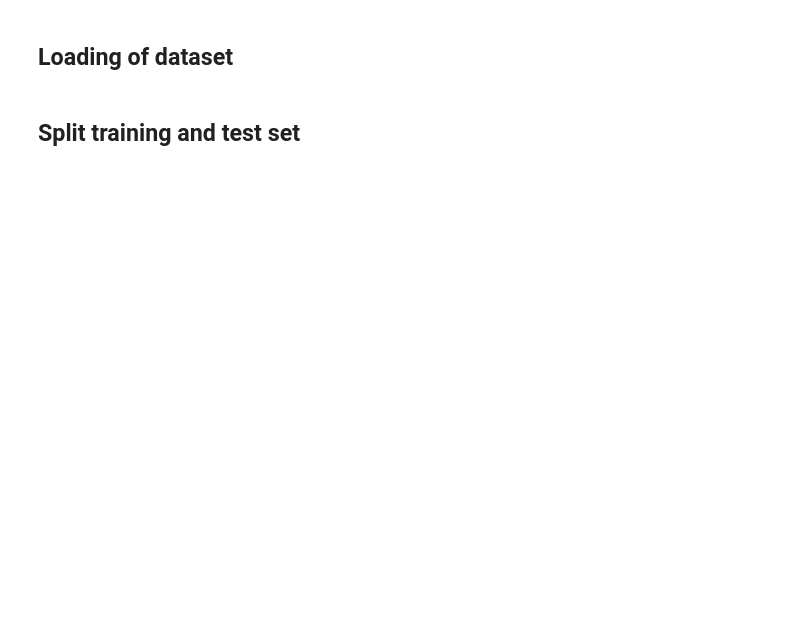
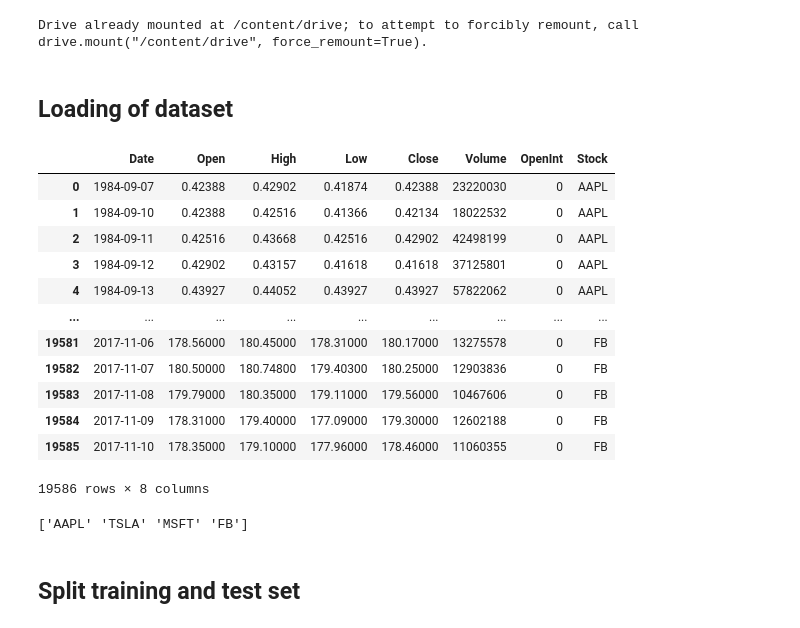
Before and after one commit to DaiVo20/Stock-Price-Prediction, a Jupyter notebook: LSTM_model.ipynb, the cells around one changed output. Drawn from its saved outputs; the diff is of its cells as text; code cells hidden in the pictures; blank space fills up the shorter version.

```diff
--- a/LSTM_model.ipynb
+++ b/LSTM_model.ipynb
@@ -1,3 +1,8 @@
+# %%
+from google.colab import drive
+drive.mount('/content/drive')
+# %% [output]
+Drive already mounted at /content/drive; to attempt to forcibly remount, call drive.mount("/content/drive", force_remount=True).
 # %%
 import math
 import numpy as np
@@ -15,13 +20,29 @@ warnings.filterwarnings('ignore')
 # %% [markdown]
 ## Loading of dataset
 # %%
-path_default = "./data/stock_data.csv"
+path_default = "/content/drive/MyDrive/Colab Notebooks/Stock-Price-Prediction/data/stock_data.csv"
 stock_data = pd.read_csv(path_default)
 stock_data['Date'] = pd.to_datetime(stock_data['Date'])
 stock_data
+# %% [output]
+|  | Date | Open | High | Low | Close | Volume | OpenInt | Stock |
+| 0 | 1984-09-07 | 0.42388 | 0.42902 | 0.41874 | 0.42388 | 23220030 | 0 | AAPL |
+| 1 | 1984-09-10 | 0.42388 | 0.42516 | 0.41366 | 0.42134 | 18022532 | 0 | AAPL |
+| 2 | 1984-09-11 | 0.42516 | 0.43668 | 0.42516 | 0.42902 | 42498199 | 0 | AAPL |
+| 3 | 1984-09-12 | 0.42902 | 0.43157 | 0.41618 | 0.41618 | 37125801 | 0 | AAPL |
+| 4 | 1984-09-13 | 0.43927 | 0.44052 | 0.43927 | 0.43927 | 57822062 | 0 | AAPL |
+| ... | ... | ... | ... | ... | ... | ... | ... | ... |
+| 19581 | 2017-11-06 | 178.56000 | 180.45000 | 178.31000 | 180.17000 | 13275578 | 0 | FB |
+| 19582 | 2017-11-07 | 180.50000 | 180.74800 | 179.40300 | 180.25000 | 12903836 | 0 | FB |
+| 19583 | 2017-11-08 | 179.79000 | 180.35000 | 179.11000 | 179.56000 | 10467606 | 0 | FB |
+| 19584 | 2017-11-09 | 178.31000 | 179.40000 | 177.09000 | 179.30000 | 12602188 | 0 | FB |
+| 19585 | 2017-11-10 | 178.35000 | 179.10000 | 177.96000 | 178.46000 | 11060355 | 0 | FB |
+19586 rows × 8 columns
 # %%
 companies = stock_data['Stock'].unique()
 print(companies)
+# %% [output]
+['AAPL' 'TSLA' 'MSFT' 'FB']
 # %% [markdown]
 ## Split training and test set
 # %%
```
Also changed, not shown: parts of 11 cells of this notebook.
